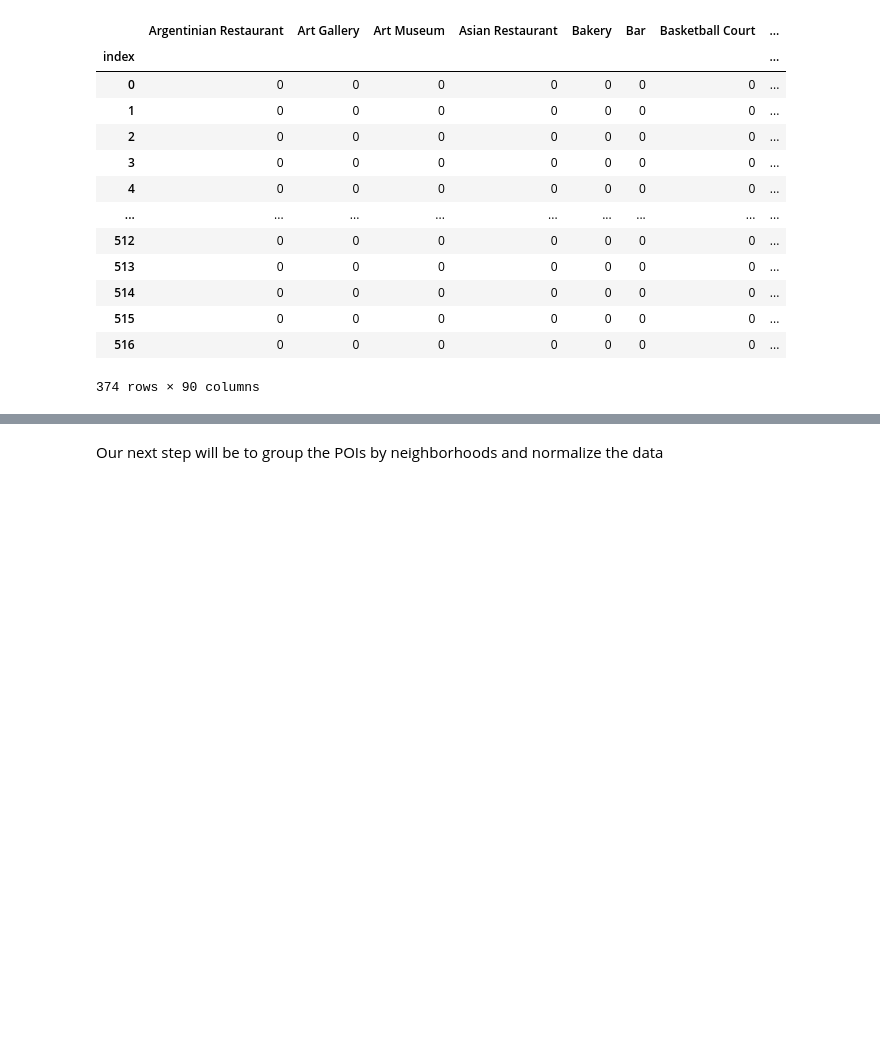
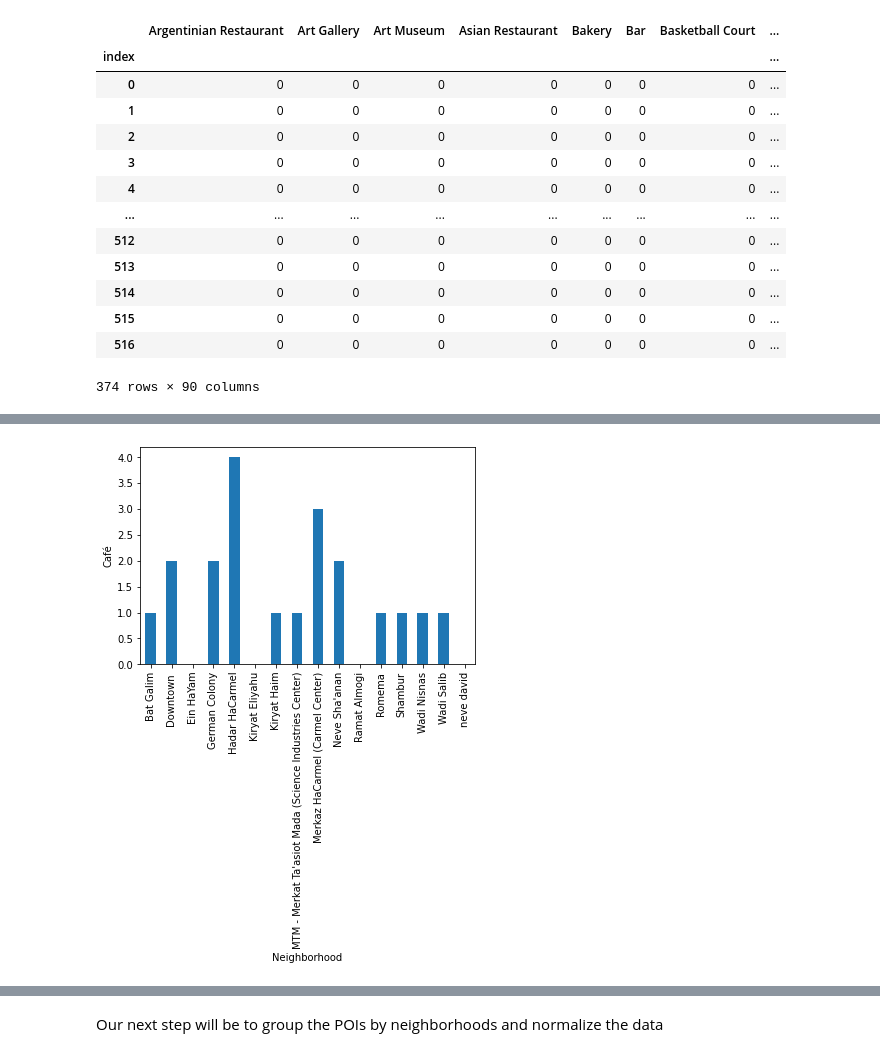
Before and after one commit to roeegro/Applied-Data-Science-Capstone-Course, a Jupyter notebook: Segmentation_and_clustering_of_neighboarhoods_in_haifa.ipynb, the cells around one changed output, grey strips where cells are left out. Cells and saved outputs as stored; diff of their text form; code cells hidden in the pictures; blank space fills up the shorter version.

```diff
--- a/Segmentation_and_clustering_of_neighboarhoods_in_haifa.ipynb
+++ b/Segmentation_and_clustering_of_neighboarhoods_in_haifa.ipynb
@@ -503,0 +529,4 @@ haifa_venues_onehot
+# %%
+business_for_some_type_per_neigh(haifa_venues_onehot,'Café')
+# %% [output]
+[figure, added]
```
Also changed, not shown: parts of 7 cells of this notebook.
